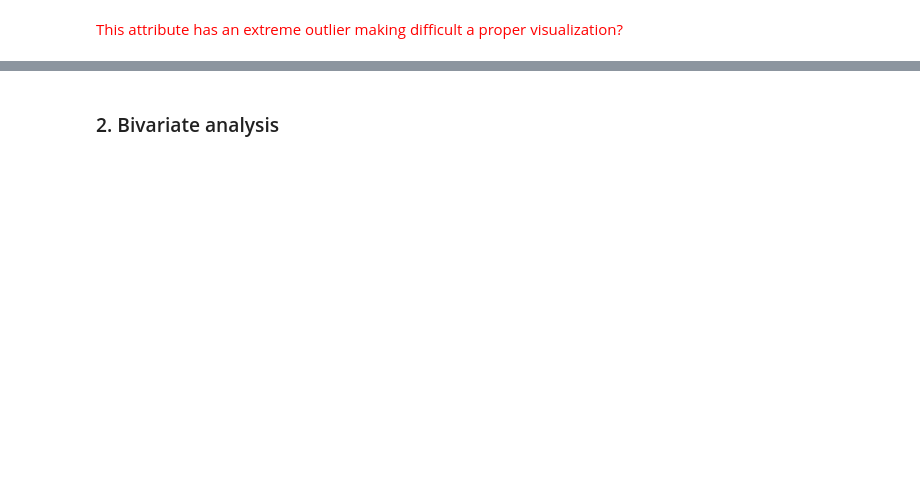
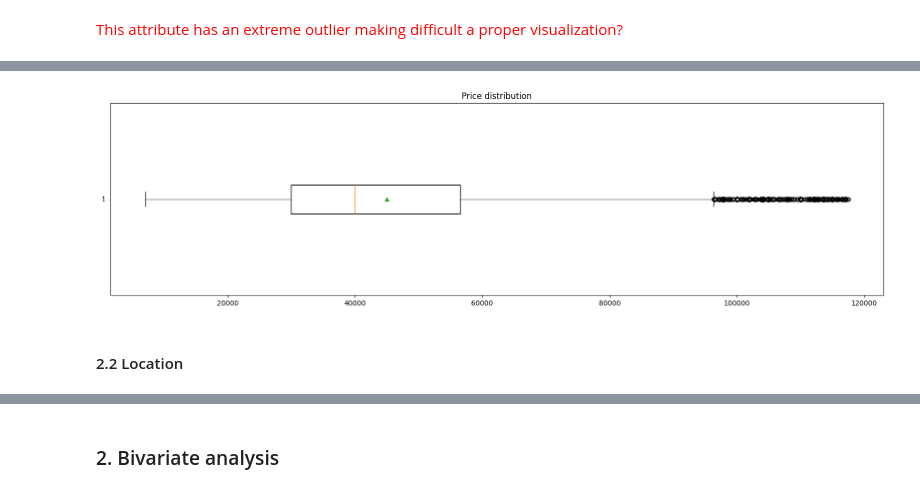
Before and after one commit to Lperdoca/Ciencia-de-datos.-Taller-1, a Jupyter notebook: EDA_AirBnb_Santiago de Chile.ipynb, the cells around one changed output, grey strips where cells are left out. Cells and saved outputs as stored; diff of their text form; code cells hidden in the pictures; blank space fills up the shorter version.

```diff
--- a/EDA_AirBnb_Santiago de Chile.ipynb
+++ b/EDA_AirBnb_Santiago de Chile.ipynb
@@ -129,0 +153,9 @@ plt.show()
+# %%
+plt.figure(figsize=(20, 5))
+plt.boxplot(listings_Santiago_df.loc[listings_Santiago_df["price_float"] <= (q3 + 1.5 * iqr)]["price_float"], showmeans=True, vert=False)
+plt.title("Price distribution")
+plt.show()
+# %% [output]
+[figure, added]
+# %% [markdown]
+#### 2.2 Location
```
Also changed, not shown: parts of 34 cells of this notebook.
